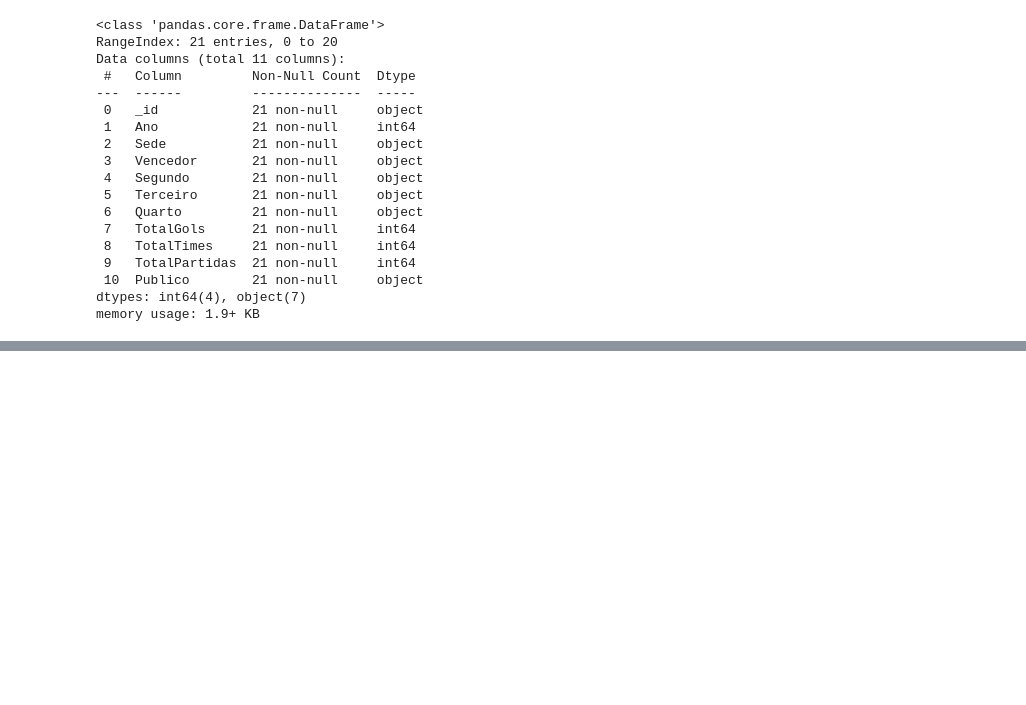
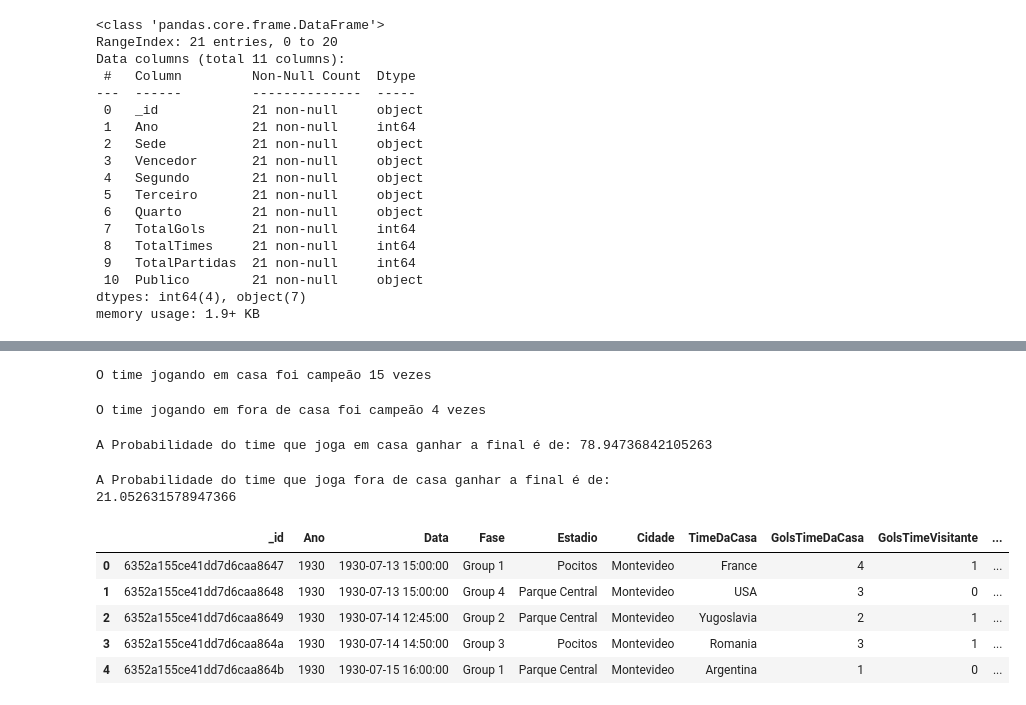
Before and after one commit to Gugah007/Projeto-ML-Construindo-um-algoritmo-para-prever-a-copa-2022, a Jupyter notebook: Projeto ML - Construindo um algoritmo para prever a copa 2022.ipynb, the cells around one changed output, grey strips where cells are left out. Drawn from its saved outputs; the diff is of its cells as text; code cells hidden in the pictures; blank space fills up the shorter version.

```diff
--- a/Projeto ML - Construindo um algoritmo para prever a copa 2022.ipynb
+++ b/Projeto ML - Construindo um algoritmo para prever a copa 2022.ipynb
@@ -295,0 +272,35 @@ A Probabilidade do time que joga fora de casa ganhar a final é de: 21.052631578
+# %%
+# Verificar quantas vezes o time da casa foi campeão jogando em casa
+numero_partidas_timecasaganhou = df_finais_copasdomundo[(df_finais_copasdomundo['GolsTimeDaCasa'] > df_finais_copasdomundo['GolsTimeVisitante'])].shape[0]
+print('O time jogando em casa foi campeão', numero_partidas_timecasaganhou, 'vezes')
+# %% [output]
+O time jogando em casa foi campeão 15 vezes
+# %%
+# Verificar quantas vezes o time visitante foi campeão jogando fora
+numero_partidas_timevisitanteganhou = df_finais_copasdomundo[(df_finais_copasdomundo['GolsTimeDaCasa'] < df_finais_copasdomundo['GolsTimeVisitante'])].shape[0]
+print('O time jogando em fora de casa foi campeão', numero_partidas_timevisitanteganhou, 'vezes')
+# %% [output]
+O time jogando em fora de casa foi campeão 4 vezes
+# %%
+# Probabilidade do time que joga em casa ganhar
+prob_time_casa = numero_partidas_timecasaganhou/(numero_partidas_timevisitanteganhou + numero_partidas_timecasaganhou)* 100
+print('A Probabilidade do time que joga em casa ganhar a final é de:', prob_time_casa)
+# %% [output]
+A Probabilidade do time que joga em casa ganhar a final é de: 78.94736842105263
+# %%
+# Probabilidade do time fora de casa ganhar
+prob_time_visitante = numero_partidas_timevisitanteganhou/(numero_partidas_timecasaganhou + numero_partidas_timevisitanteganhou)* 100
+print('A Probabilidade do time que joga fora de casa ganhar a final é de:', prob_time_visitante)
+# %% [output]
+A Probabilidade do time que joga fora de casa ganhar a final é de: 21.052631578947366
+# %%
+# Criar uma colua onde vamos verificar o total de gols nas copas por partidas
+df_jogos_copasdomundo['TotalGols'] = df_jogos_copasdomundo['GolsTimeDaCasa'] + df_jogos_copasdomundo['GolsTimeVisitante']
+df_jogos_copasdomundo.head()
+# %% [output]
+|  | _id | Ano | Data | Fase | Estadio | Cidade | TimeDaCasa | GolsTimeDaCasa | GolsTimeVisitante | ... |
+| 0 | 6352a155ce41dd7d6caa8647 | 1930 | 1930-07-13 15:00:00 | Group 1 | Pocitos | Montevideo | France | 4 | 1 | ... |
+| 1 | 6352a155ce41dd7d6caa8648 | 1930 | 1930-07-13 15:00:00 | Group 4 | Parque Central | Montevideo | USA | 3 | 0 | ... |
+| 2 | 6352a155ce41dd7d6caa8649 | 1930 | 1930-07-14 12:45:00 | Group 2 | Parque Central | Montevideo | Yugoslavia | 2 | 1 | ... |
+| 3 | 6352a155ce41dd7d6caa864a | 1930 | 1930-07-14 14:50:00 | Group 3 | Pocitos | Montevideo | Romania | 3 | 1 | ... |
+| 4 | 6352a155ce41dd7d6caa864b | 1930 | 1930-07-15 16:00:00 | Group 1 | Parque Central | Montevideo | Argentina | 1 | 0 | ... |
```
Also changed, not shown: parts of 36 cells of this notebook.
